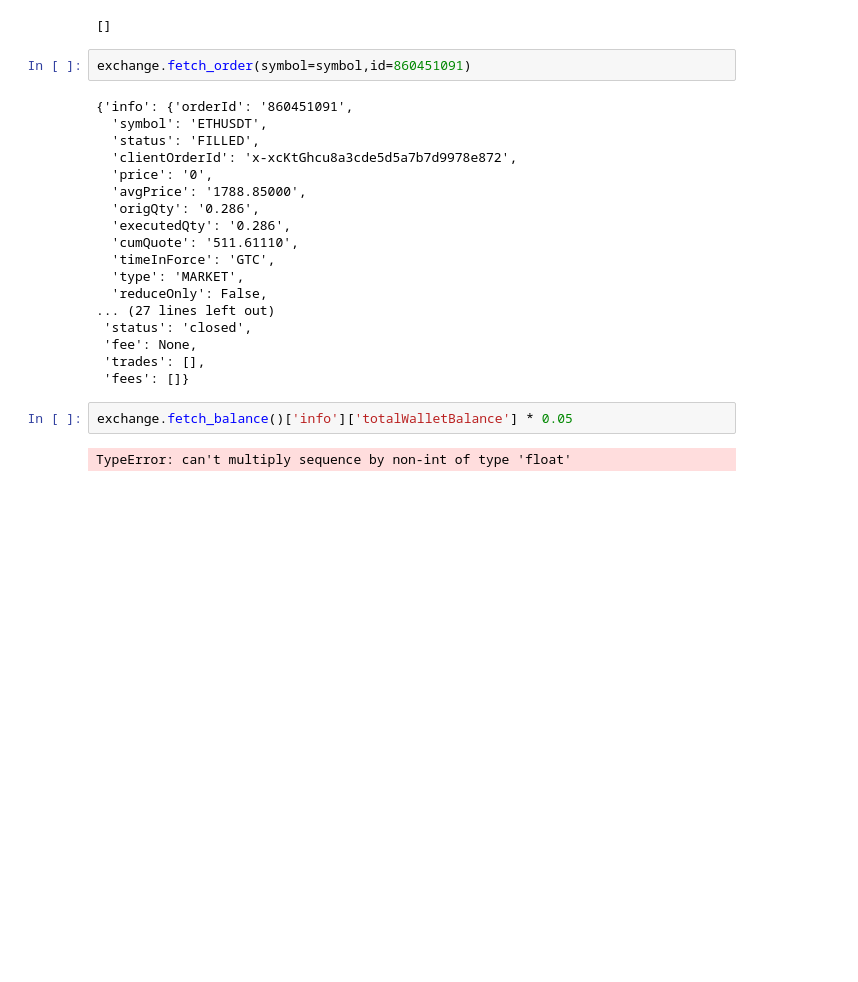
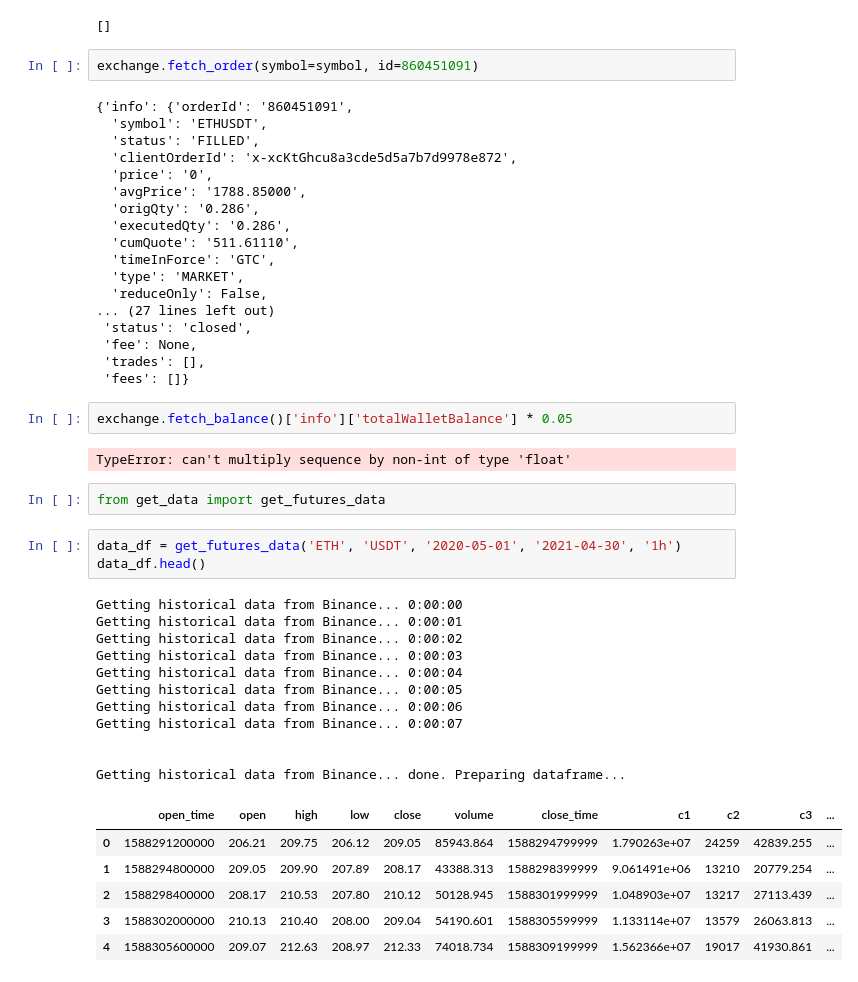
Before and after one commit to NIkhilbadveli/crypto-trading-bot, a Jupyter notebook: notebooks/ccxt.ipynb, the cells around one changed output. Cells and saved outputs as stored; diff of their text form; blank space fills up the shorter version.

Commit message:
Reorganized file structure and tested ETH with futures data

```diff
--- a/notebooks/ccxt.ipynb
+++ b/notebooks/ccxt.ipynb
@@ -213,7 +213,7 @@ exchange.fetch_open_orders(symbol)
 # %% [output]
 []
 # %%
-exchange.fetch_order(symbol=symbol,id=860451091)
+exchange.fetch_order(symbol=symbol, id=860451091)
 # %% [output]
 {'info': {'orderId': '860451091',
   'symbol': 'ETHUSDT',
@@ -236,3 +236,26 @@ exchange.fetch_order(symbol=symbol,id=860451091)
 exchange.fetch_balance()['info']['totalWalletBalance'] * 0.05
 # %% [output]
 TypeError: can't multiply sequence by non-int of type 'float'
+# %%
+from get_data import get_futures_data
+# %%
+data_df = get_futures_data('ETH', 'USDT', '2020-05-01', '2021-04-30', '1h')
+data_df.head()
+# %% [output]
+Getting historical data from Binance... 0:00:00
+Getting historical data from Binance... 0:00:01
+Getting historical data from Binance... 0:00:02
+Getting historical data from Binance... 0:00:03
+Getting historical data from Binance... 0:00:04
+Getting historical data from Binance... 0:00:05
+Getting historical data from Binance... 0:00:06
+Getting historical data from Binance... 0:00:07
+
+
+Getting historical data from Binance... done. Preparing dataframe...
+|  | open_time | open | high | low | close | volume | close_time | c1 | c2 | c3 | ... |
+| 0 | 1588291200000 | 206.21 | 209.75 | 206.12 | 209.05 | 85943.864 | 1588294799999 | 1.790263e+07 | 24259 | 42839.255 | ... |
+| 1 | 1588294800000 | 209.05 | 209.90 | 207.89 | 208.17 | 43388.313 | 1588298399999 | 9.061491e+06 | 13210 | 20779.254 | ... |
+| 2 | 1588298400000 | 208.17 | 210.53 | 207.80 | 210.12 | 50128.945 | 1588301999999 | 1.048903e+07 | 13217 | 27113.439 | ... |
+| 3 | 1588302000000 | 210.13 | 210.40 | 208.00 | 209.04 | 54190.601 | 1588305599999 | 1.133114e+07 | 13579 | 26063.813 | ... |
+| 4 | 1588305600000 | 209.07 | 212.63 | 208.97 | 212.33 | 74018.734 | 1588309199999 | 1.562366e+07 | 19017 | 41930.861 | ... |
```
Also changed, not shown: 18 other files.
